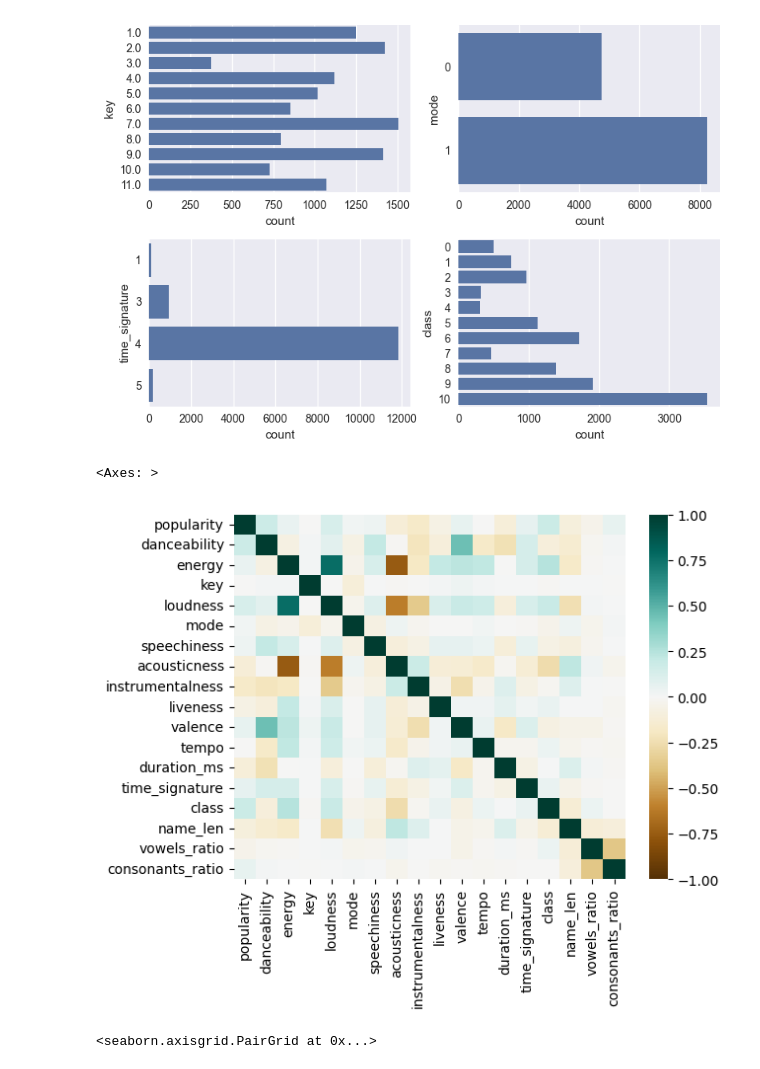
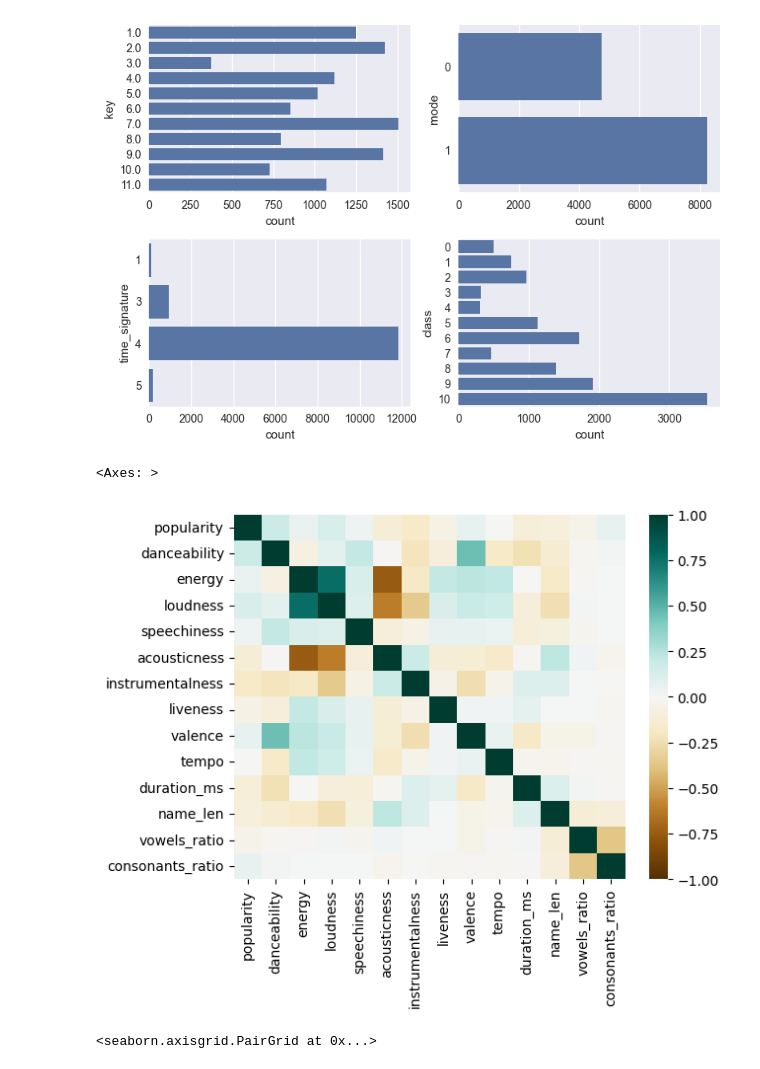
Before and after one commit to ExtremCode/music_classification, a Jupyter notebook: EDA.ipynb, the cells around one changed output. Saved outputs shown, nothing was run; the diff lists cells and outputs as text; code cells hidden in the pictures.

```diff
--- a/EDA.ipynb
+++ b/EDA.ipynb
@@ -550,14 +550,13 @@ with plt.style.context("seaborn-v0_8"):
 # %%
 # there are linearly correlated features such
 # as acousticness/energy, loudness/energy, acousticness/loudness.
-# there aren't any considerably correlated feature to class variable
 sns.heatmap(
-    df.loc[x_train.index].drop(["artist"], axis=1).corr(),
+    df.loc[x_train.index].select_dtypes(include=["int", "float"]).corr(),
     cmap="BrBG", vmin=-1.
 )
 # %% [output]
 <Axes: >
-[figure, old version]
+[figure, new version]
 # %%
 # loudness and acousticness distribution has linear dependency
 # may be nonlinear such as logarithmic
```
Also changed, not shown: 1 other file.
